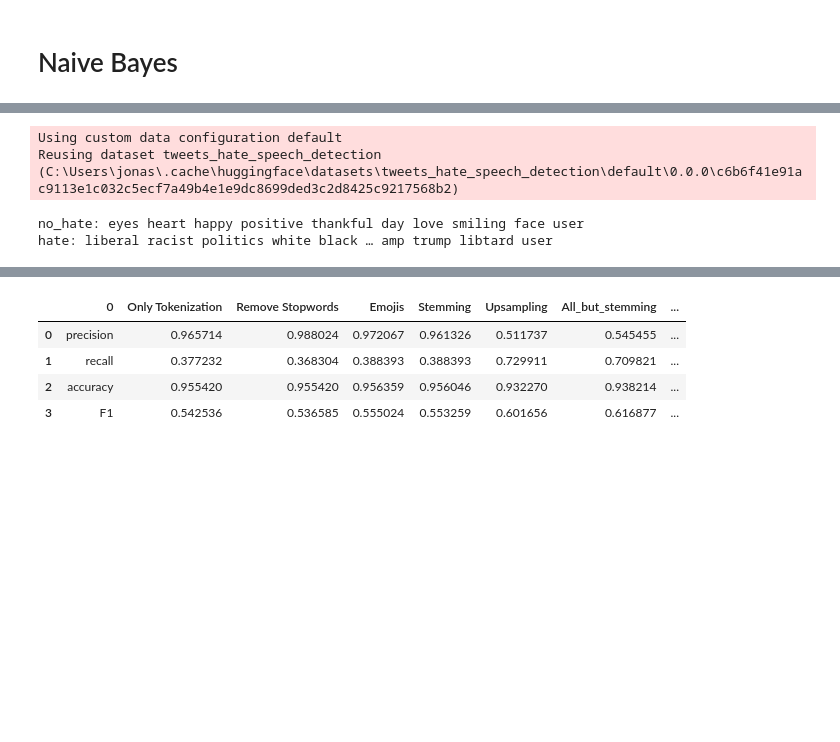
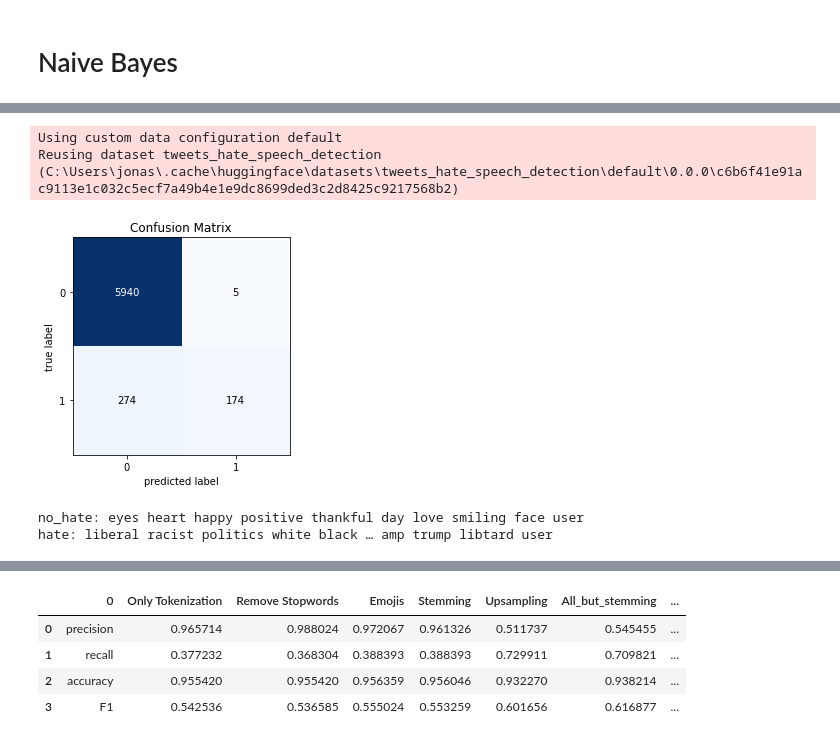
Before and after one commit to Aaron9812/Data_mining, a Jupyter notebook: notebooks/pipeline.ipynb, the cells around one changed output, grey strips where cells are left out. Cells and saved outputs as stored; diff of their text form; code cells hidden in the pictures; blank space fills up the shorter version.

```diff
--- a/notebooks/pipeline.ipynb
+++ b/notebooks/pipeline.ipynb
@@ -74,14 +76,15 @@
 # %%
 # Remove Stopwords, Emojis, No Stemming, No Upsampling
 tfidf, df_train, df_test = setup(rem_stop=True, do_stem=False, do_lem=False, split=True, upsample=False, do_emojis=True)
 mvb = train_mvb_bayes(df_train, tfidf)
 mn = train_mn_bayes(df_train, tfidf)
 results_mvb['Emojis'] = test_model(mvb, df_test, tfidf)
-results_mn['Emojis'] = test_model(mn, df_test, tfidf)
+results_mn['Emojis'] = test_model(mn, df_test, tfidf, plt_confusion = True)
 get_impact_words(df_train, tfidf)
 # %% [output]
 Using custom data configuration default
 Reusing dataset tweets_hate_speech_detection (C:\Users\jonas\.cache\huggingface\datasets\tweets_hate_speech_detection\default\0.0.0\c6b6f41e91ac9113e1c032c5ecf7a49b4e1e9dc8699ded3c2d8425c9217568b2)
+[figure, added]
 no_hate: eyes heart happy positive thankful day love smiling face user
 hate: liberal racist politics white black … amp trump libtard user
 # %%
```
Also changed, not shown: parts of 10 cells of this notebook, 1 other file.
